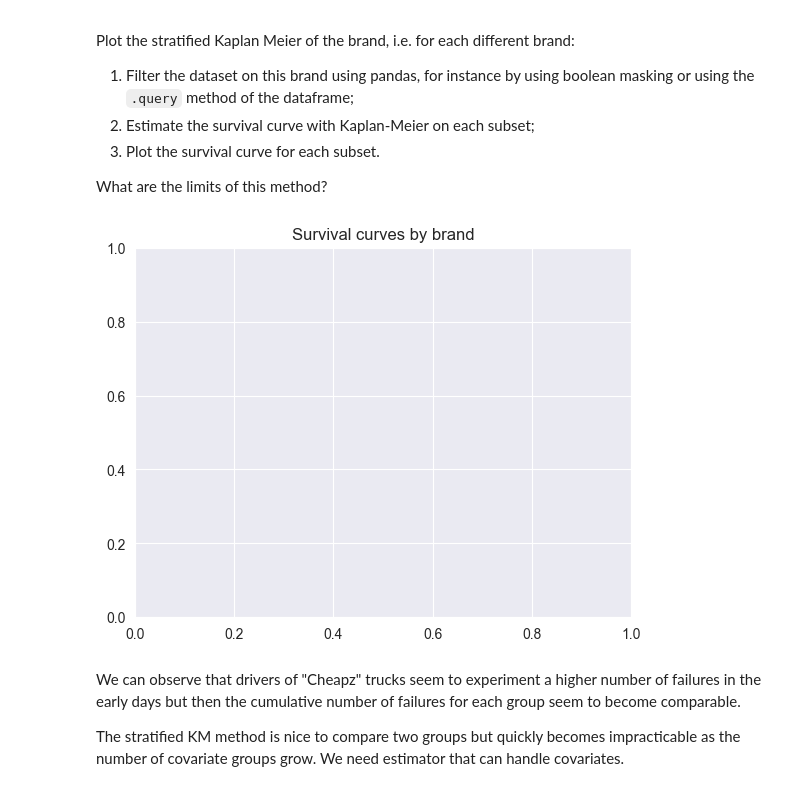
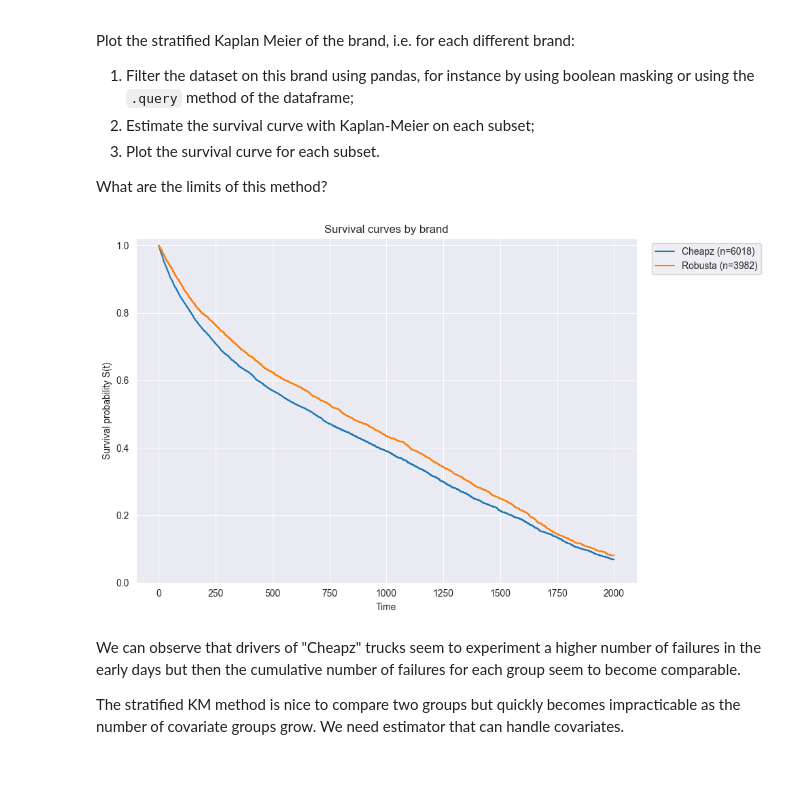
Before and after one commit to ablabark/survival-analysis-benchmark, a Jupyter notebook: notebook_survie.ipynb, the cells around one changed output. Drawn from its saved outputs; the diff is of its cells as text; code cells hidden in the pictures.

```diff
--- a/notebook_survie.ipynb
+++ b/notebook_survie.ipynb
@@ -322,7 +312,7 @@ In practice, estimating the hazard function from a finite sample estimate of the
 
 Since our dataset was sampled from known hazard functions (one per truck), we can compute the theoretical survival curve by integrating over the time and taking the exponential of the negative. Let's give this a try:
 # %%
-with np.load("truck_failure/truck_failure_10k_hazards.npz") as f:
+with np.load("Data-parquet/truck_failure_10k_hazards.npz") as f:
     theoretical_hazards = f["truck_failure_10k_hazards"].sum(axis=0)  # will be explained later
 
 theoretical_hazards.shape
@@ -358,7 +348,7 @@ Furthermore, not all data generating process necessarily need to reach the 0.0 p
 # %% [markdown]
 We can enrich our analysis by introducing covariates, that are statistically associated to the events and durations.
 # %%
-truck_failure_features = pd.read_parquet("truck_failure/truck_failure_10k_features.parquet")
+truck_failure_features = pd.read_parquet("Data-parquet/truck_failure_100k_features.parquet")
 truck_failure_features
 # %% [output]
 |  | driver_skill | brand | truck_model | usage_rate |
@@ -407,20 +397,40 @@ What are the limits of this method?
 # %%
 import matplotlib.pyplot as plt
 
 
 def plot_km_curve_by_brand(df):
-    brands = df["brand"].unique()
+
+    brands = df["brand"].dropna().unique()
+
     fig_data = []
+    plt.figure(figsize=(10, 6))
+
     for brand in brands:
-        # TODO: replace the following by your code here:
-        pass
+
+        df_b = df[df["brand"] == brand][["duration", "event"]].dropna()
+
+        times, survival_prob = kaplan_meier_estimator(
+            df_b["event"].astype(bool).to_numpy(),
+            df_b["duration"].astype(float).to_numpy(),
+        )
+
+        fig_data.append((brand, times, survival_prob))
+
+        plt.step(times, survival_prob, where="post", label=f"{brand} (n={len(df_b)})")
 
     plt.title("Survival curves by brand")
+    plt.xlabel("Time")
+    plt.ylabel("Survival probability S(t)")
+    plt.ylim(0, 1.02)
+    plt.legend(bbox_to_anchor=(1.02, 1), loc="upper left")
+    plt.tight_layout()
+
+    return fig_data
 
 
-plot_km_curve_by_brand(truck_failure_features_and_events)
+plot_km_curve_by_brand(truck_failure_features_and_events);
 # %% [output]
-[figure, old version]
+[figure, new version]
 # %% [markdown]
 We can observe that drivers of "Cheapz" trucks seem to experiment a higher number of failures in the early days but then the cumulative number of failures for each group seem to become comparable.
 
```
Also changed, not shown: parts of 6 cells of this notebook.
